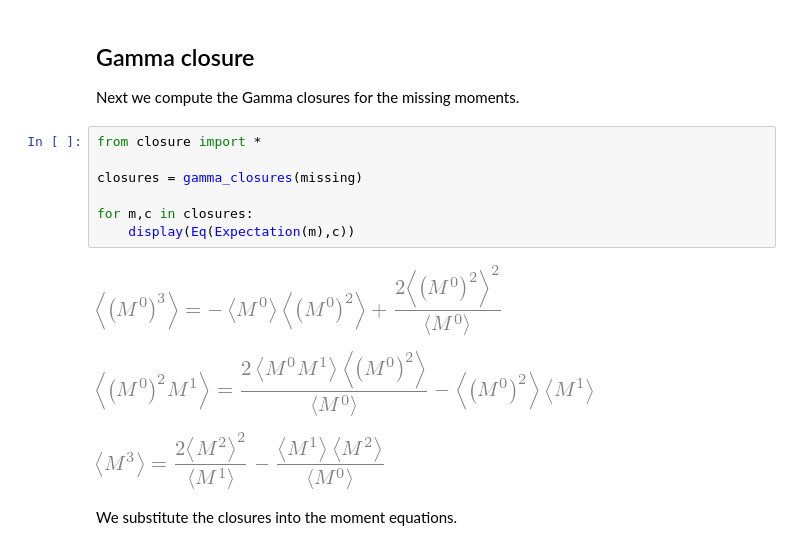
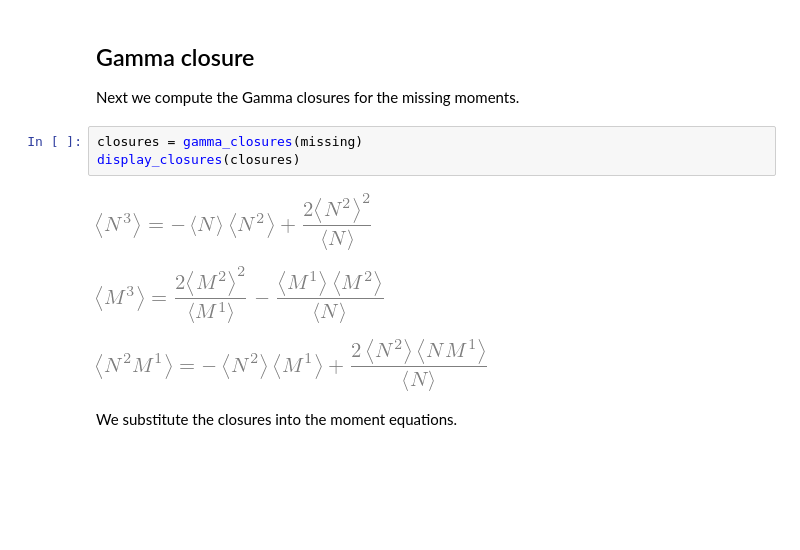
Before and after one commit to zechnerlab/Compartor, a Jupyter notebook: Closed Stochastic Coagulation-Fragmentation Dynamics.ipynb, the cells around one changed output. Saved outputs shown, nothing was run; the diff lists cells and outputs as text; blank space fills up the shorter version.

```diff
--- a/Closed Stochastic Coagulation-Fragmentation Dynamics.ipynb
+++ b/Closed Stochastic Coagulation-Fragmentation Dynamics.ipynb
@@ -112,17 +105,13 @@ missing
 # %% [markdown]
 ## Gamma closure
 Next we compute the Gamma closures for the missing moments.
-# %%
-from closure import *
-
-closures = gamma_closures(missing)
-
-for m,c in closures:
-    display(Eq(Expectation(m),c))
-# %% [output]
-[figure, removed]
-[figure, removed]
-[figure, removed]
+# %%
+closures = gamma_closures(missing)
+display_closures(closures)
+# %% [output]
+[figure, added]
+[figure, added]
+[figure, added]
 # %% [markdown]
 We substitute the closures into the moment equations.
 # %%
```
Also changed, not shown: parts of 2 cells of this notebook, 6 other files.
